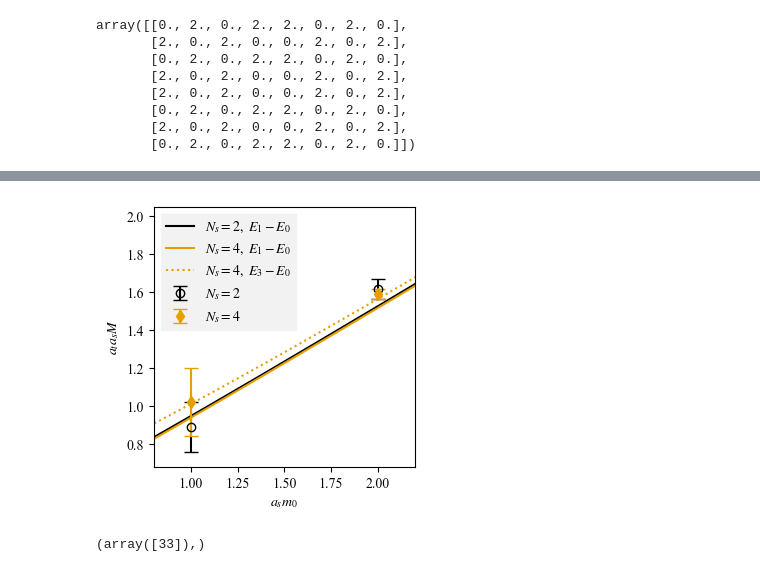
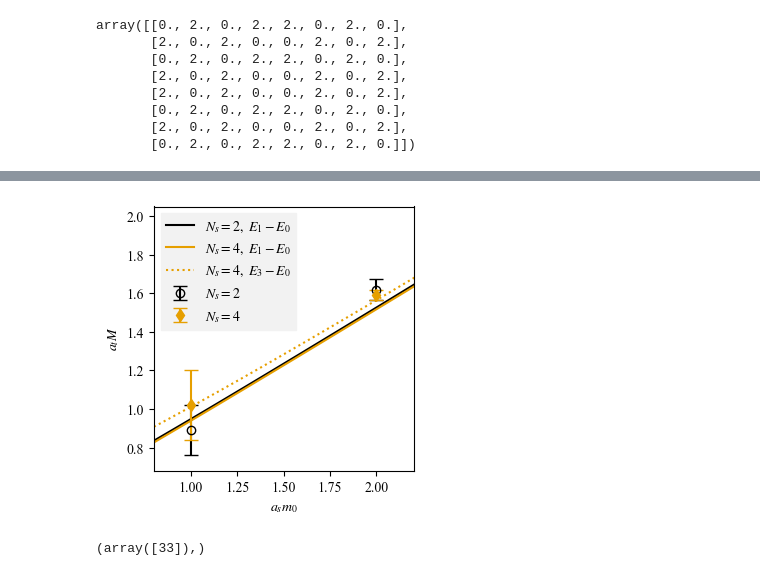
Before and after one commit to hlammiv/z2_matter_qc, a Jupyter notebook: simulation_main/rundata/finalized.ipynb, the cells around one changed output, grey strips where cells are left out. Saved outputs shown, nothing was run; the diff lists cells and outputs as text; code cells hidden in the pictures.

```diff
--- a/simulation_main/rundata/finalized.ipynb
+++ b/simulation_main/rundata/finalized.ipynb
@@ -159,7 +159,7 @@ ax[1, 1].annotate(r'$N_s = 4$ $m_0 = 2$',(0.75, 0.25),
                   horizontalalignment='center')
 for i in range(4):
     ax[i // 2, i % 2].set_ylim(0, 0.4)
-    ax[i // 2, i % 2].set_xlabel(r'$\langle \mathfrak{C}(t/\epsilon)\rangle$')
+    ax[i // 2, i % 2].set_xlabel(r'$\mathfrak{C}_{\rm{raw}}$')
     ax[i // 2, i % 2].set_ylabel(r'$\mathcal{R}$')
     if i % 2 == 1:
         ax[i // 2, i % 2].yaxis.set_label_position("right")
@@ -1107,35 +1127,36 @@ plt.plot(m0s, massgap7[:, 2], ':', color=colors[1], label=r'$N_s = 4, ~E_3 - E_0
 #             label=r'$N_s = 4$ $m_0 = 1$ Jakarta')
 #==============================
 
 plt.errorbar([1, 2], [0.89, 1.619],
              yerr=[.13, 0.053], fmt='o', color=colors[0], capsize=5, fillstyle='none',
             label=r'$N_s = 2$')
 plt.errorbar([1, 2], [1.02, 1.59],
              yerr=[0.18, 0.027], fmt='d', color=colors[1], capsize=5, fillstyle='full',
             label=r'$N_s = 4$')
 
 plt.ylim(0.68, 2.05)
 plt.xlim(0.8, 2.2)
 # plt.errorbar([1, 2], [0.966, 1.616],
 #              yerr=[.03 / 0.3, 0.03 / 0.3], fmt='o', color=colors[0], capsize=5, fillstyle='none',
 #             label=r'$N_s = 2$')
 
 # plt.errorbar(2, 1.605, yerr=0.37 / 2, fmt='o', color=colors[0], capsize=5, fillstyle='none',
 #             label=r'$N_s = 2$ $m_0 = 2$ Jakarta')
 #==========================
 # plt.errorbar([1, 2][1], [1.045, 1.55][1],
 #              yerr=[.03 / 0.3, 0.03 / 0.3][1], fmt='d', color=colors[1], capsize=5,
 #             label=r'$N_s = 4$ $m_0 = 2$ Nairobi')
 # plt.errorbar([2], [1.497],
 #              yerr=[0.37 / 2], fmt='d', color=colors[1], capsize=5,
 #             label=r'$N_s = 4$ $m_0 = 2$ Nairobi')
 plt.xlabel(r'$a_s m_0$')
-plt.ylabel(r'$a_t a_s M$')
+plt.ylabel(r'$a_t M$')
 plt.legend(framealpha=1, shadow=False, edgecolor=(0.95, 0.95, 0.95),
            facecolor=(0.95, 0.95, 0.95), ncol=1, fancybox=False)
+plt.tight_layout()
 plt.savefig('plots/massdependencev4.pdf')
 # %% [output]
-[figure, old version]
+[figure, new version]
 # %%
 np.where(m0s == 1)
 # %% [output]
```
Also changed, not shown: parts of 7 cells of this notebook, 24 other files.
